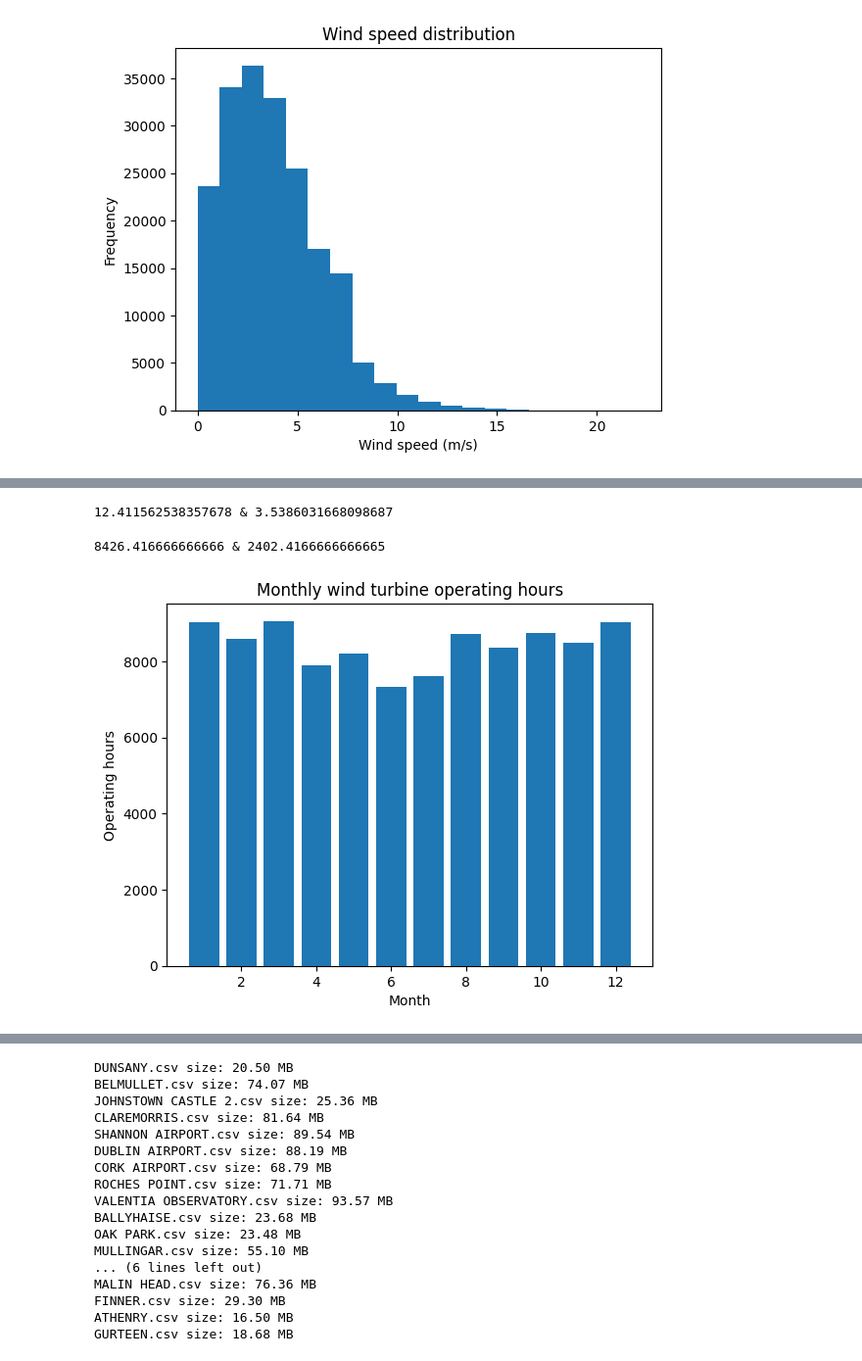
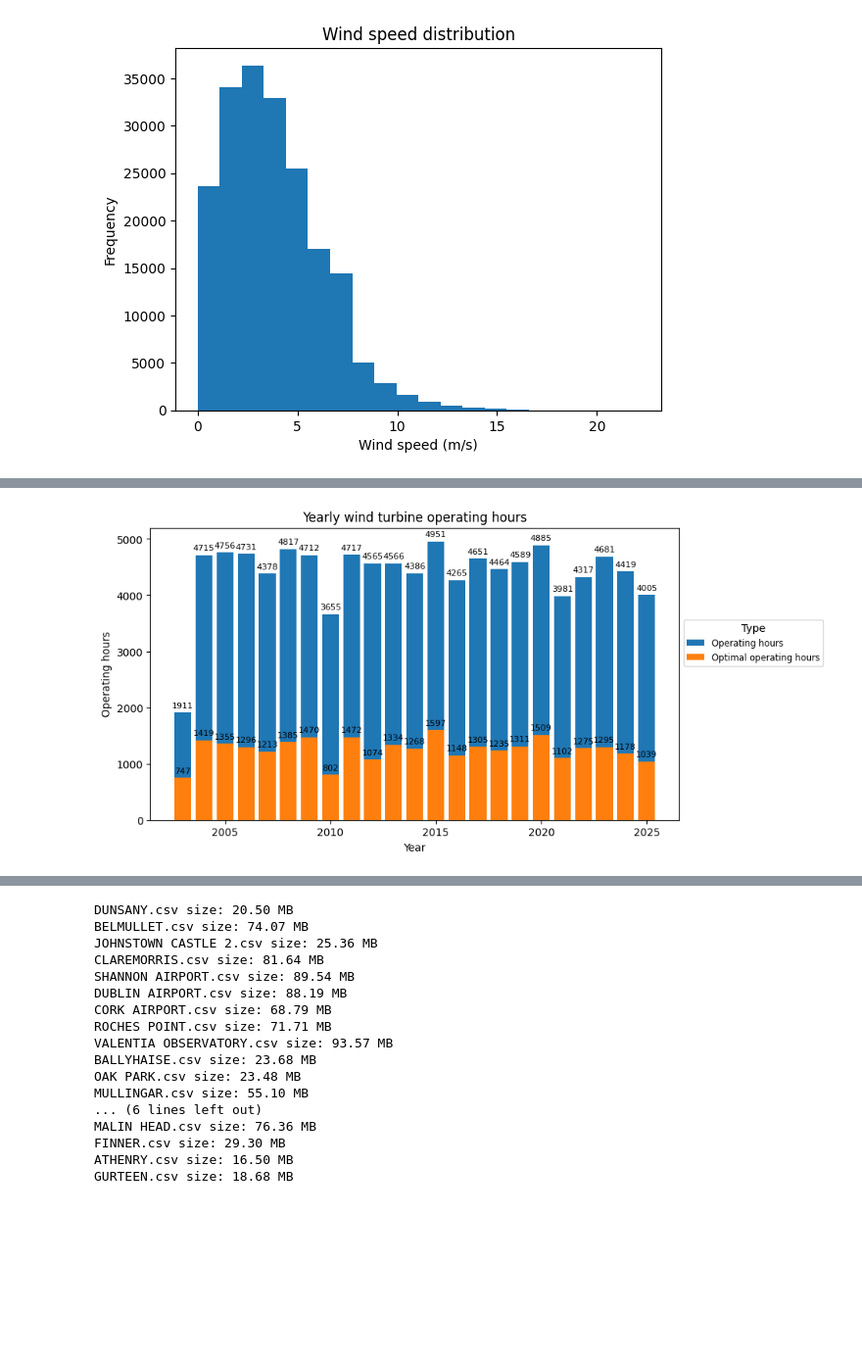
Before and after one commit to quyenphanlyons/programming-for-data-analytics, a Jupyter notebook: project/weather.ipynb, the cells around one changed output, grey strips where cells are left out. Shown at 98% size. Cells and saved outputs as stored; diff of their text form; code cells hidden in the pictures; blank space fills up the shorter version.

```diff
--- a/project/weather.ipynb
+++ b/project/weather.ipynb
@@ -313,36 +319,21 @@ cut_out = 27
-# %%
-# Study wind range for wind turbines operation
-oakpark["operating"] = (oakpark["wdsp"] >= 7) & (oakpark["wdsp"] <= 27)
-oakpark["optimal"]   = (oakpark["wdsp"] >= 12) & (oakpark["wdsp"] <= 18)
-
-# number of hours per day that the wind speed is in the operating range
-daily_hours = oakpark.groupby("dateonly")["operating"].sum()
-daily_avg = daily_hours.mean()
-
-daily_optimal = oakpark.groupby("dateonly")["optimal"].sum().mean()
-
-print(f'{daily_avg} & {daily_optimal}')
-# %% [output]
-12.411562538357678 & 3.5386031668098687
-# %%
-# number of hours per day that the wind speed is in the operating range
-monthly_hours = oakpark.groupby("month")["operating"].sum()
-monthly_avg = monthly_hours.mean()
-
-monthly_optimal = oakpark.groupby("month")["optimal"].sum().mean()
-print(f'{monthly_avg} & {monthly_optimal}')
-# %% [output]
-8426.416666666666 & 2402.4166666666665
-# %%
-plt.bar(monthly_hours.index, monthly_hours.values)
-plt.xlabel("Month")
-plt.ylabel("Operating hours")
-plt.title("Monthly wind turbine operating hours")
-plt.show()
-# %% [output]
-[figure, removed]
-# %%
-yearly_hours = oakpark.groupby("year")["operating"].sum()
-yearly_avg = yearly_hours.mean()
-
-yearly_optimal = oakpark.groupby("year")["optimal"].sum().mean()
+# %%
+fig, ax = plt.subplots(figsize=(9, 5))
+
+bars1 = ax.bar(yearly_operating.index, yearly_operating.values, label="Operating hours")
+
+bars2 = ax.bar(yearly_optimal.index, yearly_optimal.values, label="Optimal operating hours")
+
+ax.set_xlabel("Year")
+ax.set_ylabel("Operating hours")
+ax.set_title("Yearly wind turbine operating hours")
+
+# value labels
+ax.bar_label(bars1, fontsize=8, padding=3)
+ax.bar_label(bars2, fontsize=8, padding=3)
+
+# legend
+ax.legend(title="Type", fontsize="small",bbox_to_anchor=(1,0.7))
+
+plt.show()
+# %% [output]
+[figure, added]
```
Also changed, not shown: parts of 17 cells of this notebook, 4 other files.
